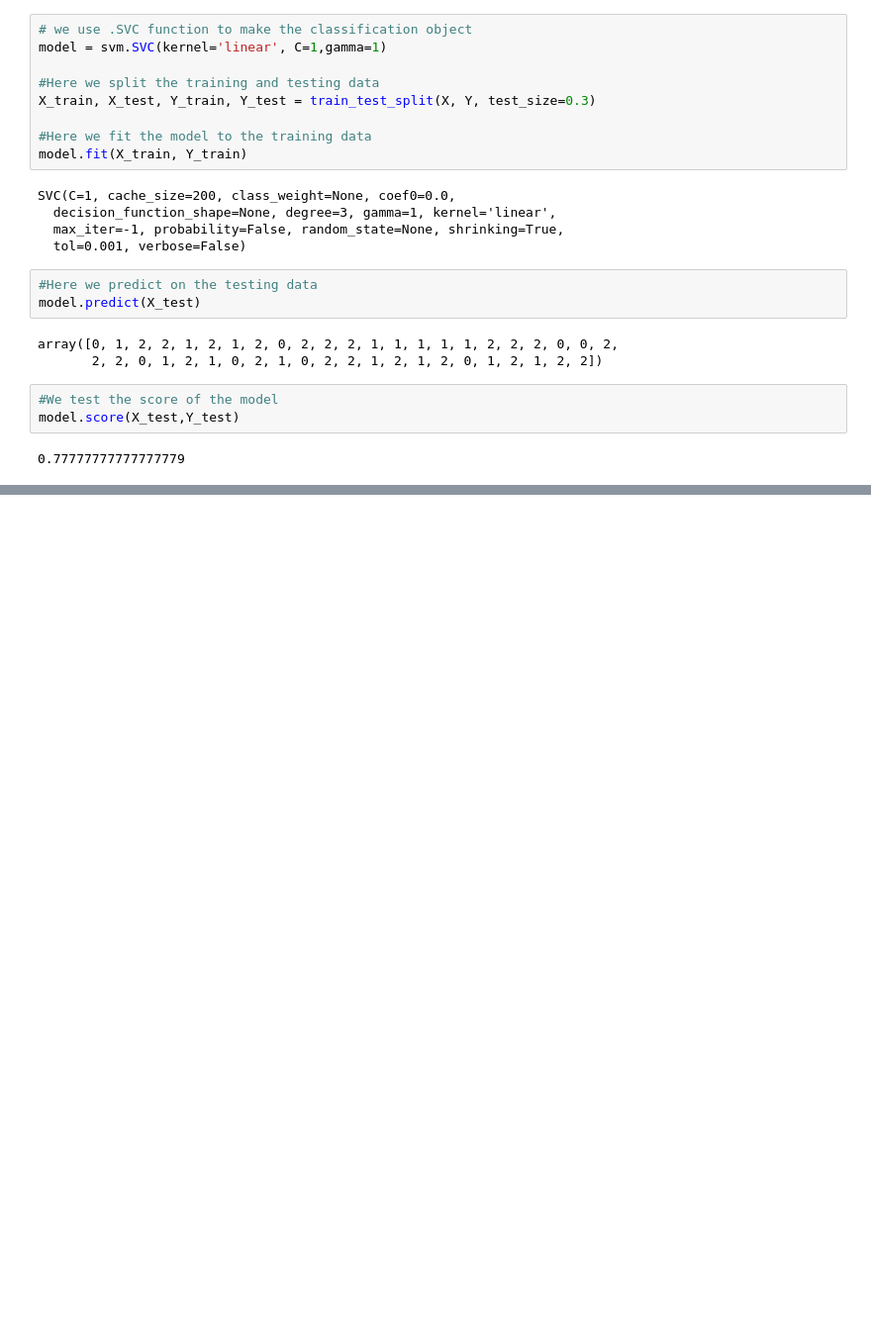
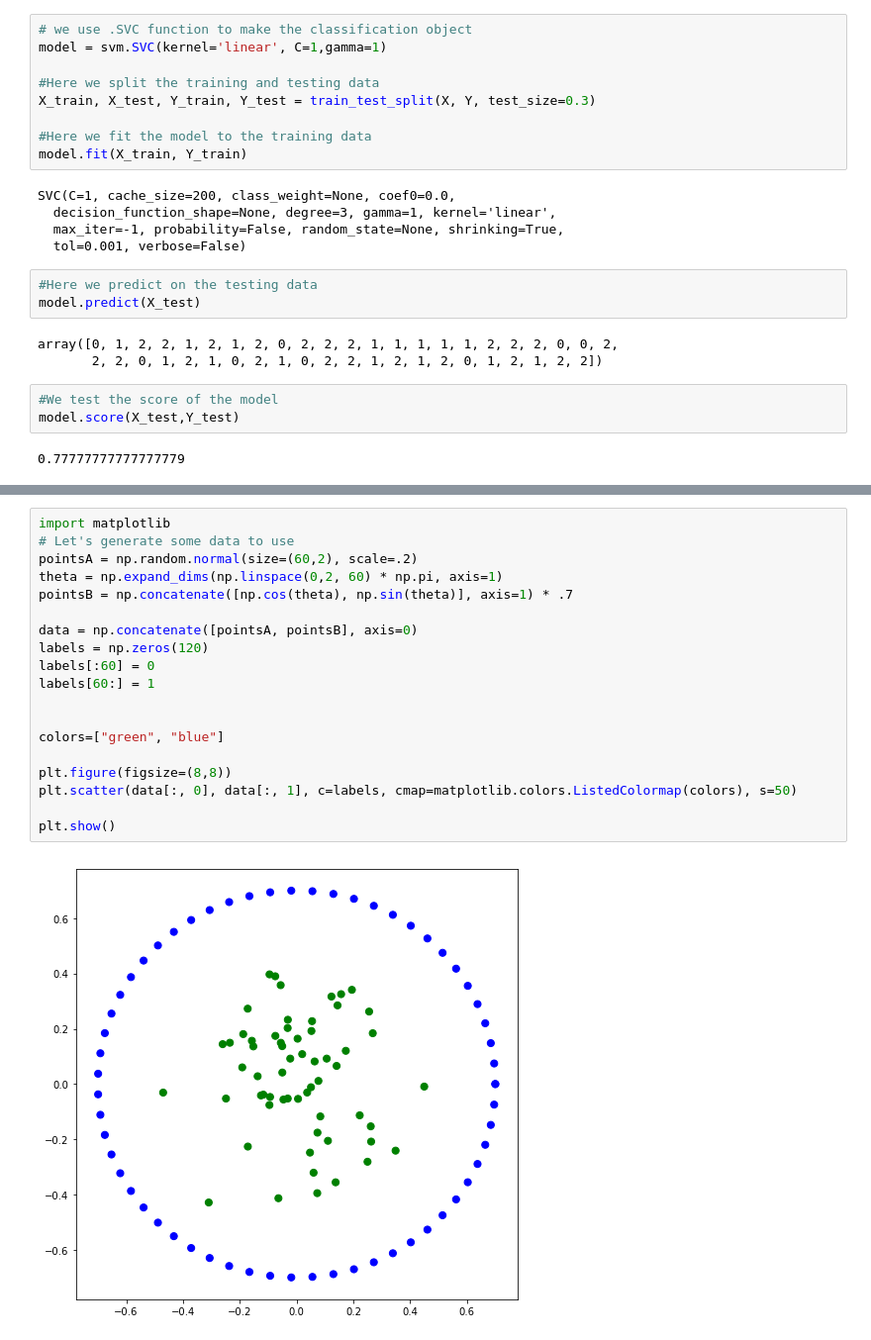
Before and after one commit to CornellDataScience/training-program-FA17, a Jupyter notebook: notes/LECTURE 6.ipynb, the cells around one changed output, grey strips where cells are left out. Shown at 99% size. Saved outputs shown, nothing was run; the diff lists cells and outputs as text; blank space fills up the shorter version.

```diff
--- a/notes/LECTURE 6.ipynb
+++ b/notes/LECTURE 6.ipynb
@@ -127,0 +148,21 @@ The regularization constant controls how "soft" the margins are.
+# %%
+import matplotlib
+# Let's generate some data to use
+pointsA = np.random.normal(size=(60,2), scale=.2)
+theta = np.expand_dims(np.linspace(0,2, 60) * np.pi, axis=1)
+pointsB = np.concatenate([np.cos(theta), np.sin(theta)], axis=1) * .7
+
+data = np.concatenate([pointsA, pointsB], axis=0)
+labels = np.zeros(120)
+labels[:60] = 0
+labels[60:] = 1
+
+
+colors=["green", "blue"]
+
+plt.figure(figsize=(8,8))
+plt.scatter(data[:, 0], data[:, 1], c=labels, cmap=matplotlib.colors.ListedColormap(colors), s=50)
+
+plt.show()
+# %% [output]
+[figure, added]
```
Also changed, not shown: parts of 11 cells of this notebook.
